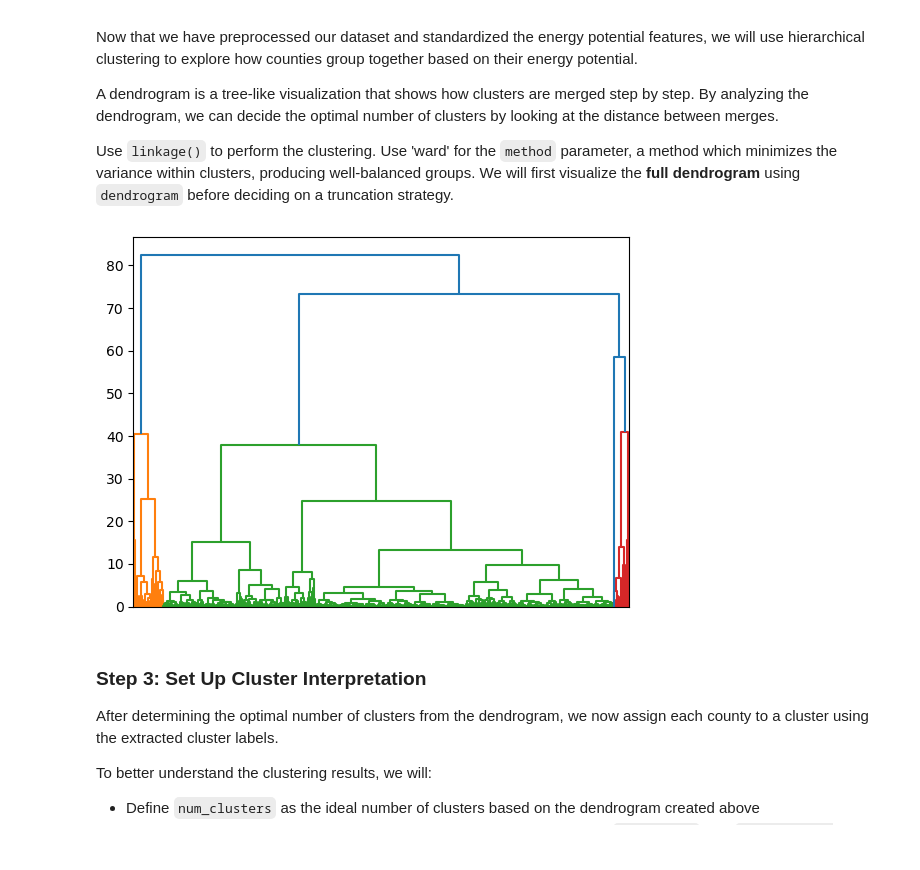
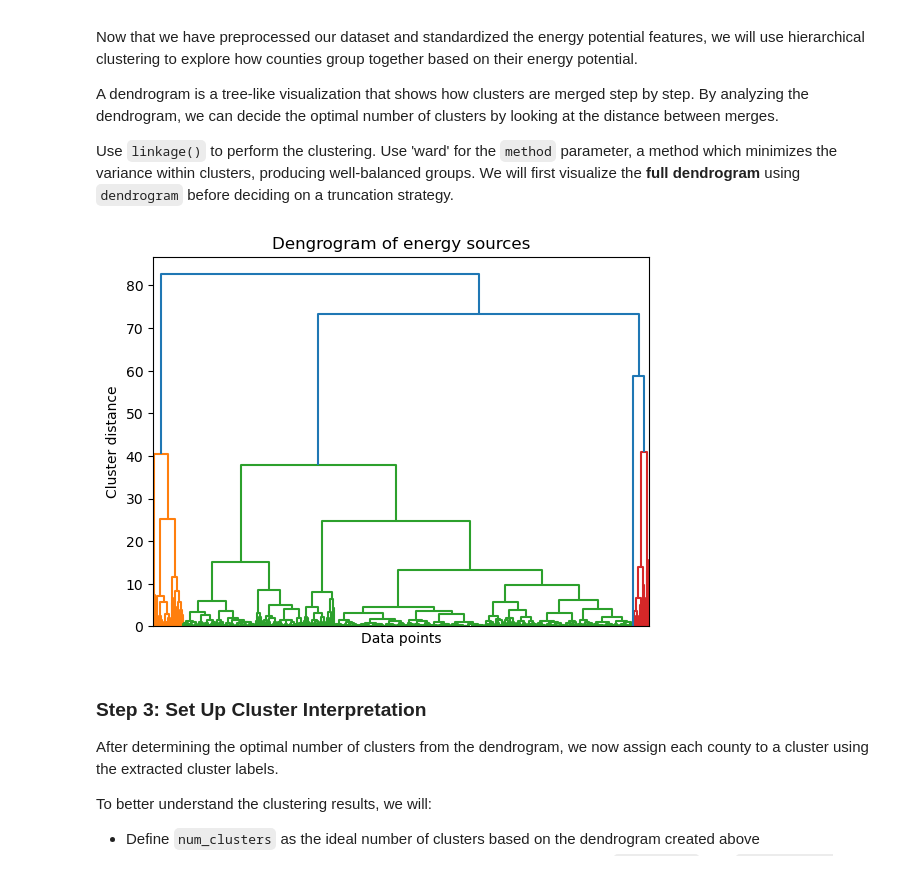
Before and after one commit to haylee360/EDS232-labs, a Jupyter notebook: Week8/lab8-ej-clustering.ipynb, the cells around one changed output. Drawn from its saved outputs; the diff is of its cells as text; code cells hidden in the pictures.

```diff
--- a/Week8/lab8-ej-clustering.ipynb
+++ b/Week8/lab8-ej-clustering.ipynb
@@ -65,12 +65,15 @@ Use `linkage()` to perform the clustering.  Use 'ward' for the `method` paramete
 # %%
 # Perform clustering analysis
 cluster_mod = linkage(X_scaled, method='ward')
 
 # Plot dendrogram tree
 dendrogram(cluster_mod, no_labels=True, show_leaf_counts=False)
+plt.title('Dengrogram of energy sources')
+plt.ylabel('Cluster distance')
+plt.xlabel('Data points')
 plt.show()
 # %% [output]
-[figure, old version]
+[figure, new version]
 # %% [markdown]
 ### Step 3: Set Up Cluster Interpretation
 
```
Also changed, not shown: parts of 15 cells of this notebook.
